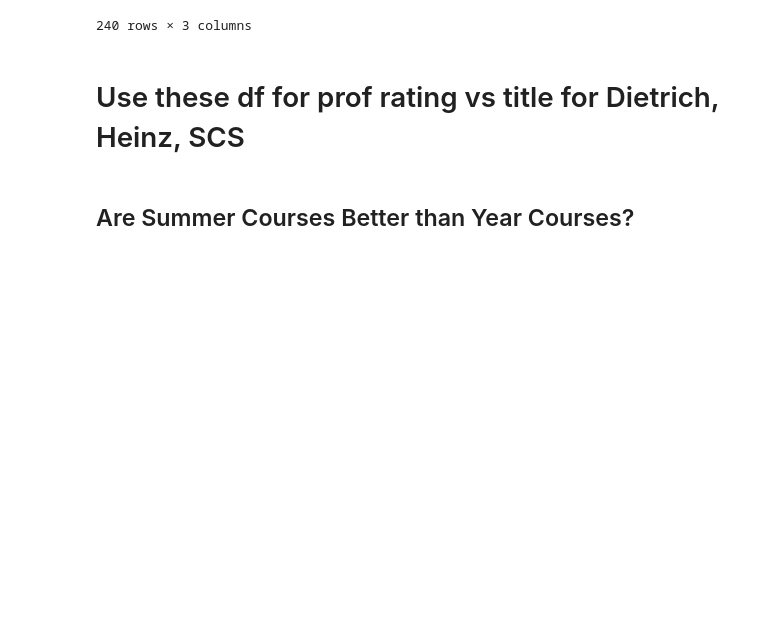
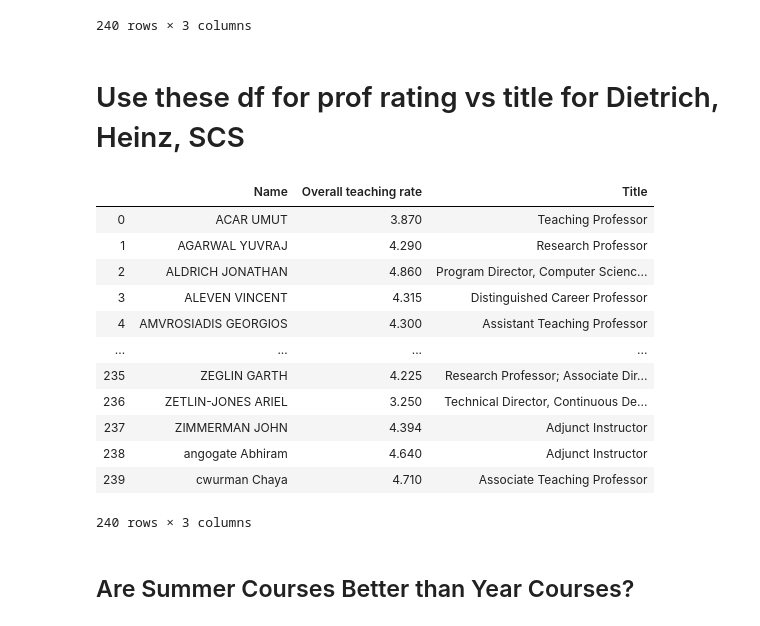
Before and after one commit to TheJYKoder/-15-388-Final-Project-F19-, a Jupyter notebook: 15388 Final Project FCE.ipynb, the cells around one changed output. Saved outputs shown, nothing was run; the diff lists cells and outputs as text; code cells hidden in the pictures; blank space fills up the shorter version.

```diff
--- a/15388 Final Project FCE.ipynb
+++ b/15388 Final Project FCE.ipynb
@@ -329,10 +335,25 @@ df_2019SCS_info_merged
 # %%
 df_2019Dietrich_info_merged
 df_2019Heinz_info_merged
 df_2019SCS_info_merged
 pd.DataFrame(df_2019Dietrich_info_merged).to_csv("df_2019Dietrich_info_merged.csv")
 pd.DataFrame(df_2019Heinz_info_merged).to_csv("df_2019Heinz_info_merged.csv")
 pd.DataFrame(df_2019SCS_info_merged).to_csv("df_2019SCS_info_merged.csv")
+df_2019SCS_info_merged
+# %% [output]
+|  | Name | Overall teaching rate | Title |
+| 0 | ACAR UMUT | 3.870 | Teaching Professor |
+| 1 | AGARWAL YUVRAJ | 4.290 | Research Professor |
+| 2 | ALDRICH JONATHAN | 4.860 | Program Director, Computer Scienc... |
+| 3 | ALEVEN VINCENT | 4.315 | Distinguished Career Professor |
+| 4 | AMVROSIADIS GEORGIOS | 4.300 | Assistant Teaching Professor |
+| ... | ... | ... | ... |
+| 235 | ZEGLIN GARTH | 4.225 | Research Professor; Associate Dir... |
+| 236 | ZETLIN-JONES ARIEL | 3.250 | Technical Director, Continuous De... |
+| 237 | ZIMMERMAN JOHN | 4.394 | Adjunct Instructor |
+| 238 | angogate Abhiram | 4.640 | Adjunct Instructor |
+| 239 | cwurman Chaya | 4.710 | Associate Teaching Professor |
+240 rows × 3 columns
 # %% [markdown]
 ## Are Summer Courses Better than Year Courses?
 # %%
```
Also changed, not shown: parts of 6 cells of this notebook, 6 other files.
